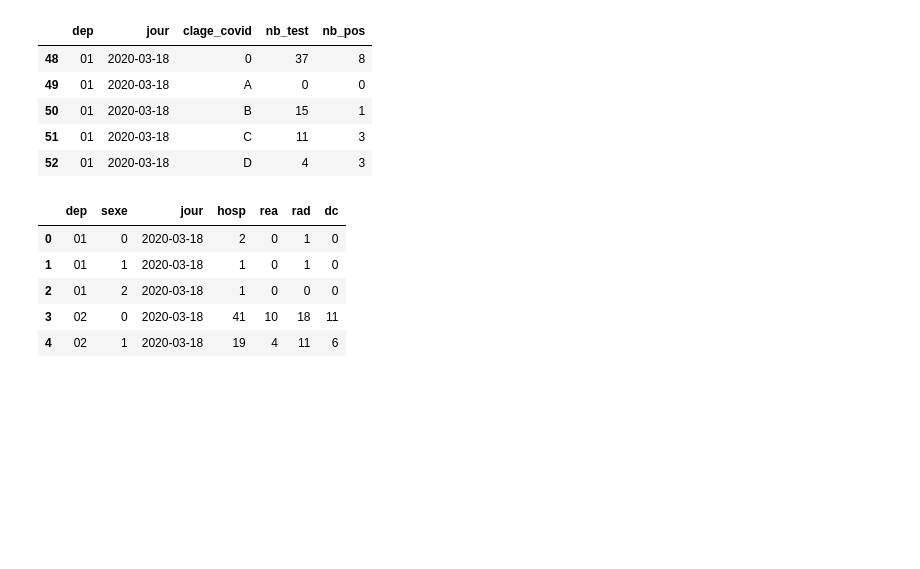
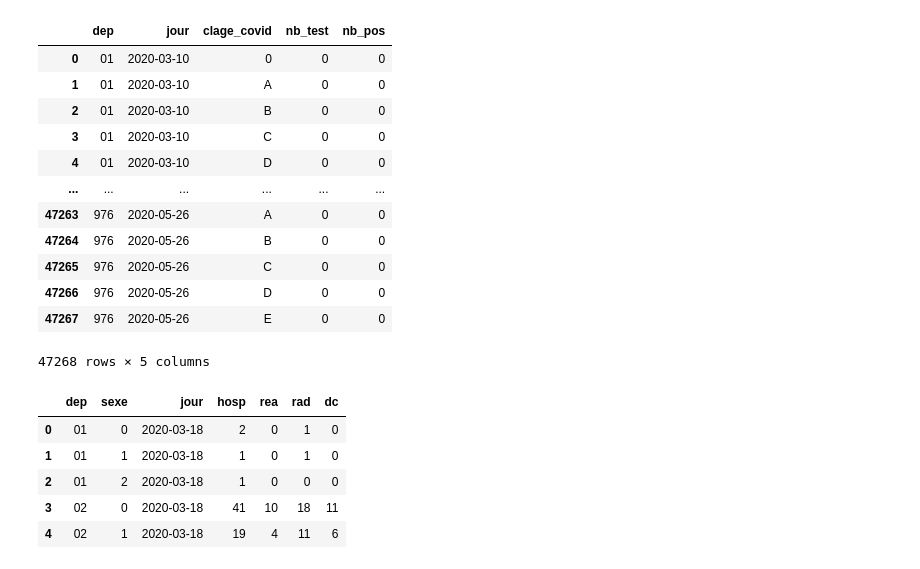
Before and after one commit to pmecchia/Covid19, a Jupyter notebook: data analysis.ipynb, the cells around one changed output. Saved outputs shown, nothing was run; the diff lists cells and outputs as text; code cells hidden in the pictures; blank space fills up the shorter version.

```diff
--- a/data analysis.ipynb
+++ b/data analysis.ipynb
@@ -6,17 +6,21 @@ import numpy as np
 # %%
 url="https://www.data.gouv.fr/fr/datasets/r/b4ea7b4b-b7d1-4885-a099-71852291ff20"
 df_test=pd.read_csv(url,sep = ';')
-df_test=df_test.drop(["nb_test_h","nb_test_f","nb_pos_h","nb_pos_f"],axis=1)
+df_test.drop(["nb_test_h","nb_test_f","nb_pos_h","nb_pos_f"],axis=1)
+# %% [output]
+|  | dep | jour | clage_covid | nb_test | nb_pos |
+| 0 | 01 | 2020-03-10 | 0 | 0 | 0 |
+| 1 | 01 | 2020-03-10 | A | 0 | 0 |
+| 2 | 01 | 2020-03-10 | B | 0 | 0 |
+| 3 | 01 | 2020-03-10 | C | 0 | 0 |
+| 4 | 01 | 2020-03-10 | D | 0 | 0 |
+| ... | ... | ... | ... | ... | ... |
+| 47263 | 976 | 2020-05-26 | A | 0 | 0 |
+| 47264 | 976 | 2020-05-26 | B | 0 | 0 |
+| 47265 | 976 | 2020-05-26 | C | 0 | 0 |
+| 47266 | 976 | 2020-05-26 | D | 0 | 0 |
+| 47267 | 976 | 2020-05-26 | E | 0 | 0 |
+47268 rows × 5 columns
-# %%
-df_test=df_test.drop(df_test[df_test["jour"]<"2020-03-18"].index)
-df_test.head()
-# %% [output]
-|  | dep | jour | clage_covid | nb_test | nb_pos |
-| 48 | 01 | 2020-03-18 | 0 | 37 | 8 |
-| 49 | 01 | 2020-03-18 | A | 0 | 0 |
-| 50 | 01 | 2020-03-18 | B | 15 | 1 |
-| 51 | 01 | 2020-03-18 | C | 11 | 3 |
-| 52 | 01 | 2020-03-18 | D | 4 | 3 |
 # %%
 url2="https://www.data.gouv.fr/fr/datasets/r/63352e38-d353-4b54-bfd1-f1b3ee1cabd7"
 df_hospital = pd.read_csv(url2,sep=';')
```
Also changed, not shown: parts of 4 cells of this notebook, 1 other file.
